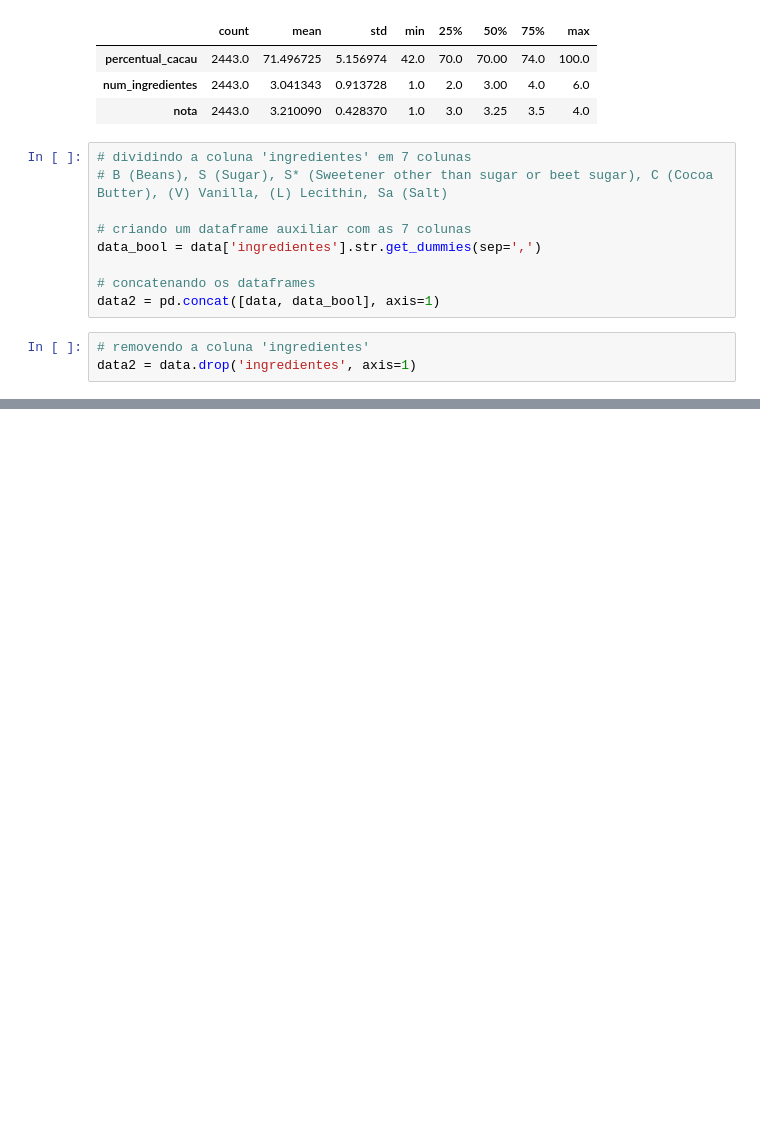
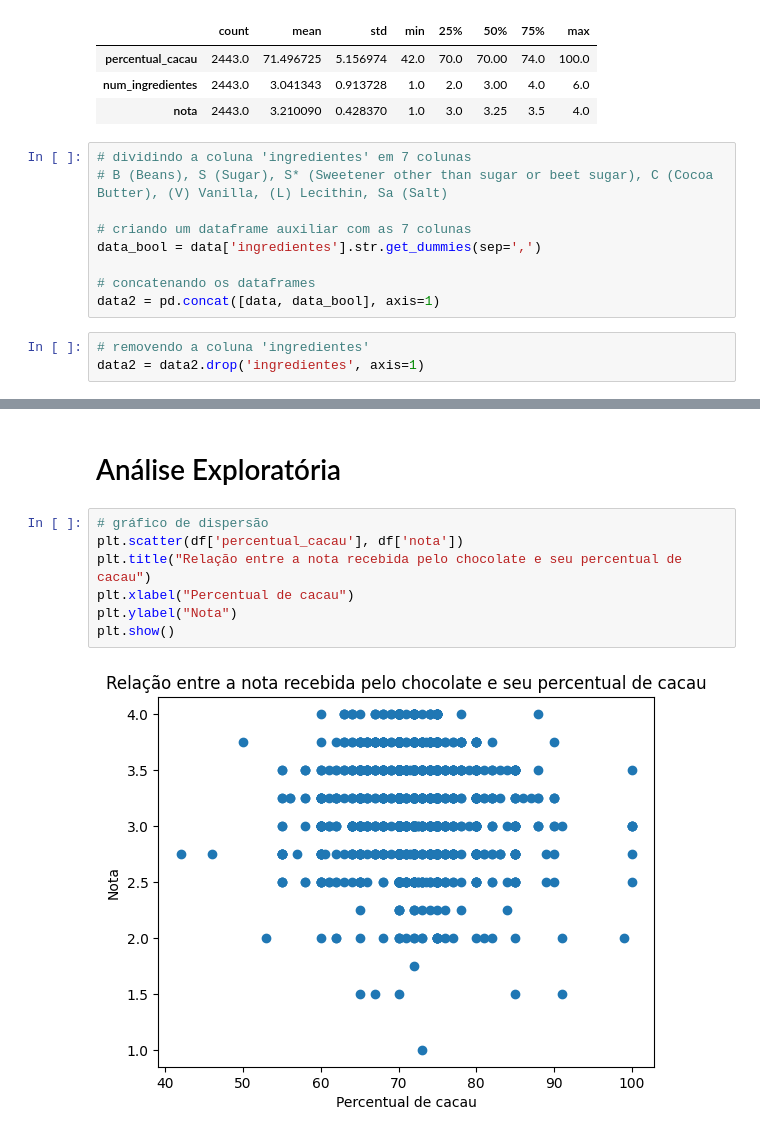
Before and after one commit to carolysg/projeto-chocolate, a Jupyter notebook: chocolate.ipynb, the cells around one changed output, grey strips where cells are left out. Drawn from its saved outputs; the diff is of its cells as text; blank space fills up the shorter version.

```diff
--- a/chocolate.ipynb
+++ b/chocolate.ipynb
@@ -156,7 +155,7 @@ data_bool = data['ingredientes'].str.get_dummies(sep=',')
 data2 = pd.concat([data, data_bool], axis=1)
 # %%
 # removendo a coluna 'ingredientes'
-data2 = data.drop('ingredientes', axis=1)
+data2 = data2.drop('ingredientes', axis=1)
 # %%
 # renomeando as colunas booleanas dos ingredientes
 df = data2.rename(columns={'B': 'cacau', 'C': 'manteiga_cacau', 'L': 'lecitina', 'S': 'açúcar', 'S*': 'adoçante', 'Sa': 'sal', 'V': 'baunilha'})
@@ -177,0 +177,11 @@ df
+# %% [markdown]
+# Análise Exploratória
+# %%
+# gráfico de dispersão
+plt.scatter(df['percentual_cacau'], df['nota'])
+plt.title("Relação entre a nota recebida pelo chocolate e seu percentual de cacau")
+plt.xlabel("Percentual de cacau")
+plt.ylabel("Nota")
+plt.show()
+# %% [output]
+[figure, added]
```
Also changed, not shown: parts of 7 cells of this notebook.
